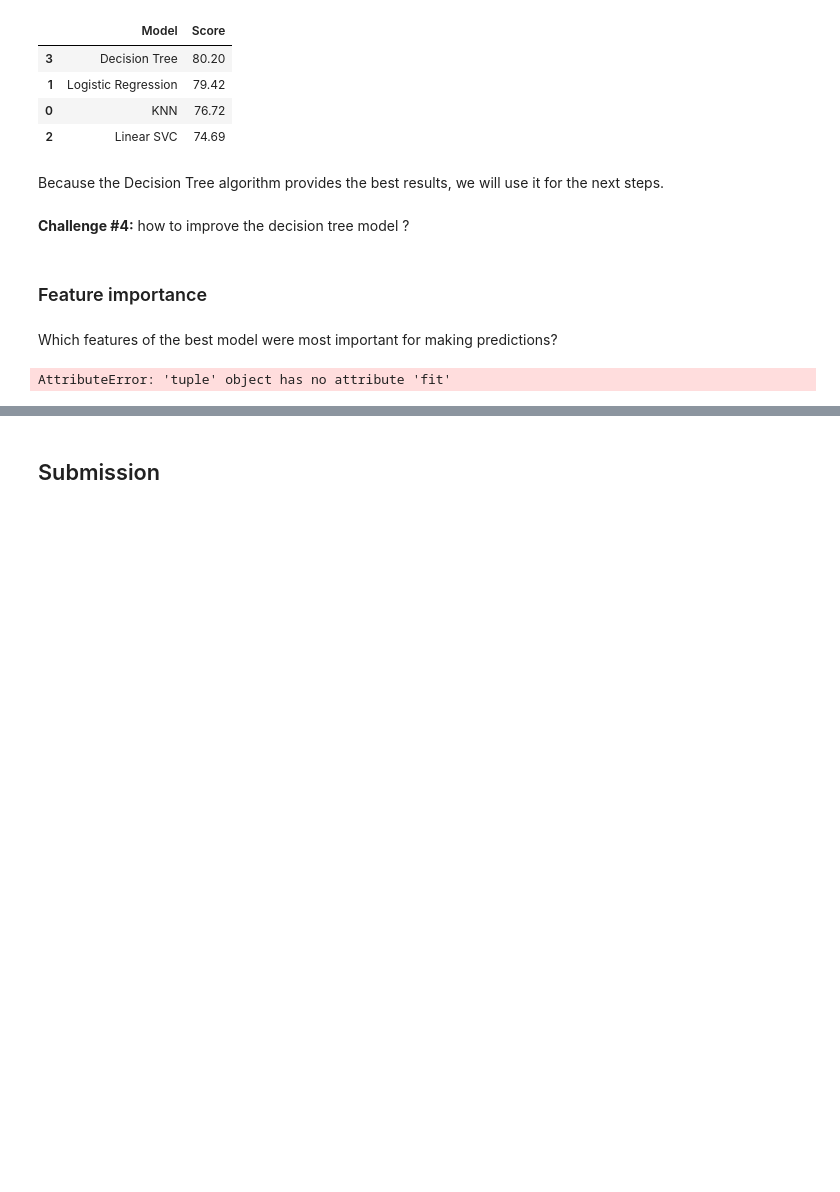
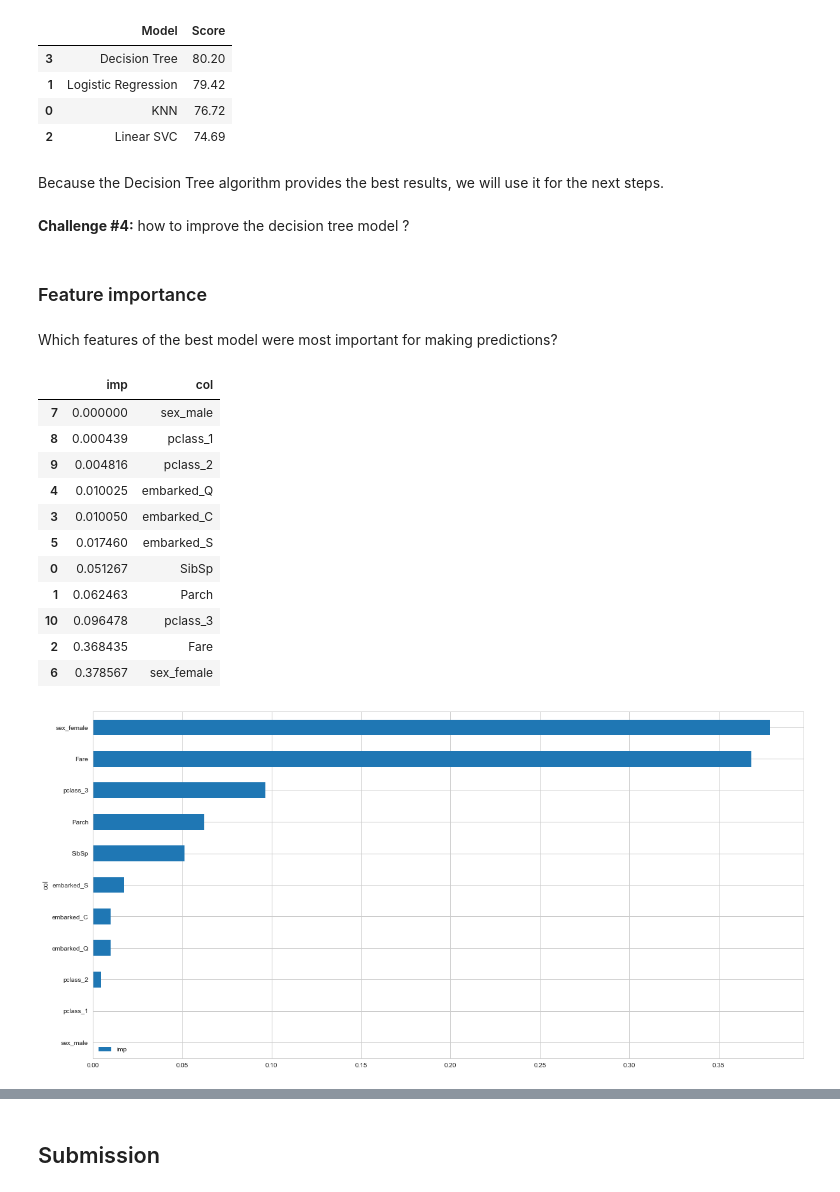
Before and after one commit to tangigouez/Data-Science-Projects, a Jupyter notebook: kaggle_competitions/titanic_machine_learning_from_disaster/project_data_pipeline.ipynb, the cells around one changed output, grey strips where cells are left out. Saved outputs shown, nothing was run; the diff lists cells and outputs as text; code cells hidden in the pictures; blank space fills up the shorter version.

Commit message:
update data pipeline with decision tree classifier model

```diff
--- a/kaggle_competitions/titanic_machine_learning_from_disaster/project_data_pipeline.ipynb
+++ b/kaggle_competitions/titanic_machine_learning_from_disaster/project_data_pipeline.ipynb
@@ -841,7 +849,7 @@ def feature_importance(model, data):
         model: the model to use
         data: the input dataset
     """
-    model.fit()
+    model.fit(X_train, y_train)
     fea_imp = pd.DataFrame({'imp': model.feature_importances_, 'col': data.columns})
     fea_imp = fea_imp.sort_values(['imp', 'col'], ascending=[True, False]).iloc[-30:]
     _ = fea_imp.plot(kind='barh', x='col', y='imp', figsize=(20, 10))
@@ -855,4 +857,16 @@ def feature_importance(model, data):
 # %%
-feature_importance(decision_tree_model, X_train)
+feature_importance(DecisionTreeClassifier(), X_train)
 # %% [output]
-AttributeError: 'tuple' object has no attribute 'fit'
+|  | imp | col |
+| 7 | 0.000000 | sex_male |
+| 8 | 0.000439 | pclass_1 |
+| 9 | 0.004816 | pclass_2 |
+| 4 | 0.010025 | embarked_Q |
+| 3 | 0.010050 | embarked_C |
+| 5 | 0.017460 | embarked_S |
+| 0 | 0.051267 | SibSp |
+| 1 | 0.062463 | Parch |
+| 10 | 0.096478 | pclass_3 |
+| 2 | 0.368435 | Fare |
+| 6 | 0.378567 | sex_female |
+[figure, added]
```
Also changed, not shown: parts of 20 cells of this notebook.
